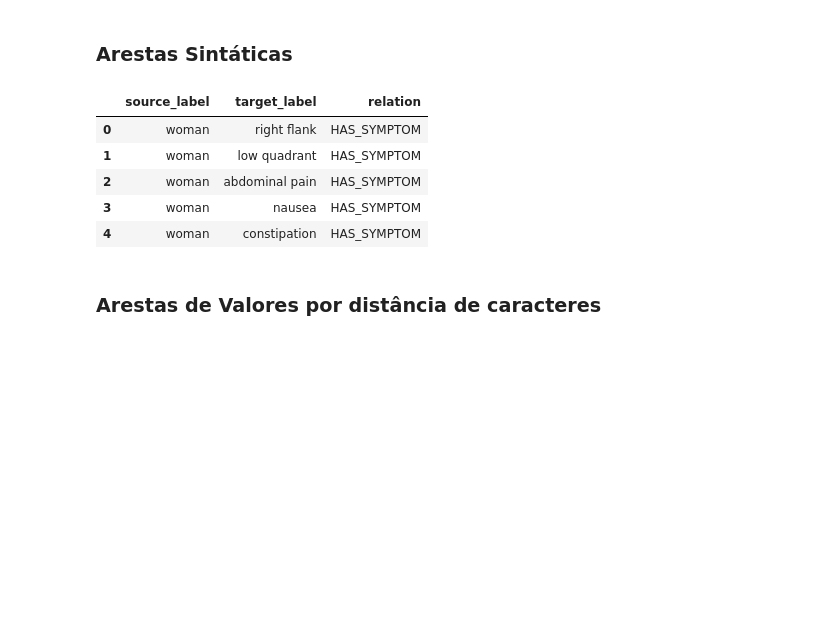
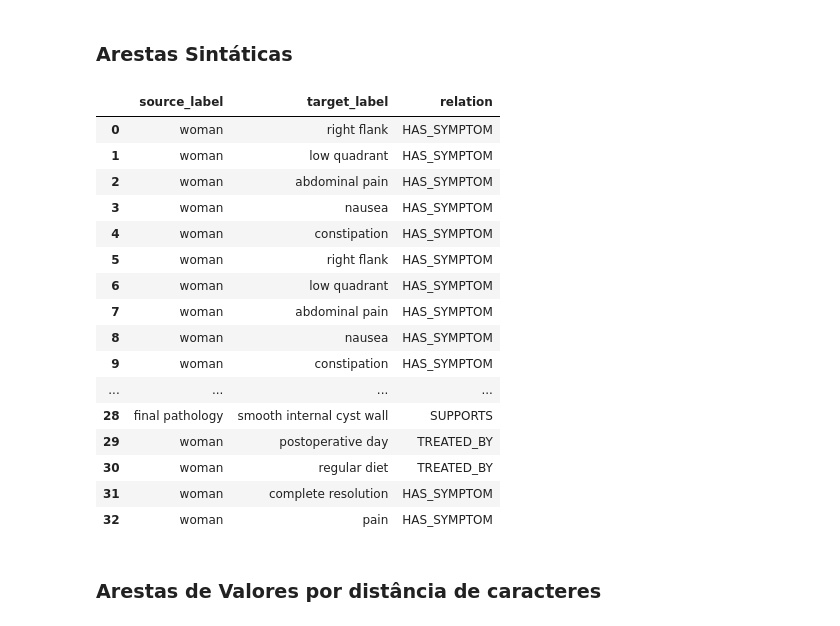
Before and after one commit to jpfrare/MC896-NLP, a Jupyter notebook: project1/pipelines/notebooks/pipeline_spacy.ipynb, the cells around one changed output. Drawn from its saved outputs; the diff is of its cells as text; code cells hidden in the pictures; blank space fills up the shorter version.

```diff
--- a/project1/pipelines/notebooks/pipeline_spacy.ipynb
+++ b/project1/pipelines/notebooks/pipeline_spacy.ipynb
@@ -178,7 +178,7 @@ exam_keywords = [
     "neurological examination", "mental status examination", "glasgow coma scale",
     "apgar score", "treadmill test", "barium swallow", "barium enema", "dexa",
     "scintigraphy", "spect scan", "doppler", "elastography", "polysomnography",
-    "sleep study", "sweat test", "mantoux test", "tuberculin skin test", "scan", "eus"
+    "sleep study", "sweat test", "mantoux test", "tuberculin skin test", "scan", "eus", "eus-fna"
 ]
 # %%
 #definição de stopwords para filtrar palavras irrelevantes
@@ -330,34 +330,45 @@ for sent in doc.sents:
             for verbs, rel in verb_relations.items():
                 if verbo_lema in verbs:
                     if rel in ["HAS_SYMPTOM", "UNDERWENT_PROCEDURE", "TREATED_BY"]:
                         for node in nodes_in_sent:
                             # filtra um pouco
                             if rel == "HAS_SYMPTOM" and node['node_type'] not in ['DISEASE', 'MedicalConcept']: continue
                             if rel == "UNDERWENT_PROCEDURE" and node['node_type'] not in ['Procedure/Exam']: continue
 
                             edges.append({
                                 'source_label': PATIENT_NODE_LABEL,
                                 'target_label': node['label_normalizado'],
                                 'relation': rel
                             })
 
                     elif rel == "SUPPORTS" and len(nodes_in_sent) >= 2:
                         edges.append({
                             'source_label': nodes_in_sent[0]['label_normalizado'],
                             'target_label': nodes_in_sent[1]['label_normalizado'],
                             'relation': rel
                         })
                     break
 
 edges_df = pd.DataFrame(edges)
-display(edges_df.head())
+display(edges_df)
 # %% [output]
 |  | source_label | target_label | relation |
 | 0 | woman | right flank | HAS_SYMPTOM |
 | 1 | woman | low quadrant | HAS_SYMPTOM |
 | 2 | woman | abdominal pain | HAS_SYMPTOM |
 | 3 | woman | nausea | HAS_SYMPTOM |
 | 4 | woman | constipation | HAS_SYMPTOM |
+| 5 | woman | right flank | HAS_SYMPTOM |
+| 6 | woman | low quadrant | HAS_SYMPTOM |
+| 7 | woman | abdominal pain | HAS_SYMPTOM |
+| 8 | woman | nausea | HAS_SYMPTOM |
+| 9 | woman | constipation | HAS_SYMPTOM |
+| ... | ... | ... | ... |
+| 28 | final pathology | smooth internal cyst wall | SUPPORTS |
+| 29 | woman | postoperative day | TREATED_BY |
+| 30 | woman | regular diet | TREATED_BY |
+| 31 | woman | complete resolution | HAS_SYMPTOM |
+| 32 | woman | pain | HAS_SYMPTOM |
 # %% [markdown]
 ### Arestas de Valores por distância de caracteres
 # %%
```
Also changed, not shown: parts of 2 cells of this notebook.
